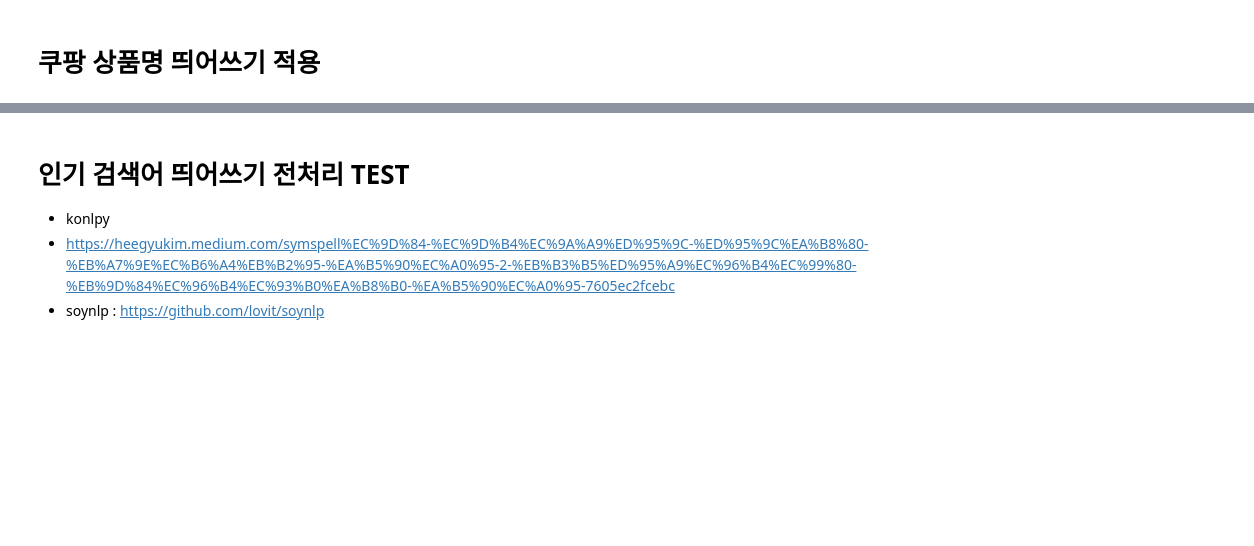
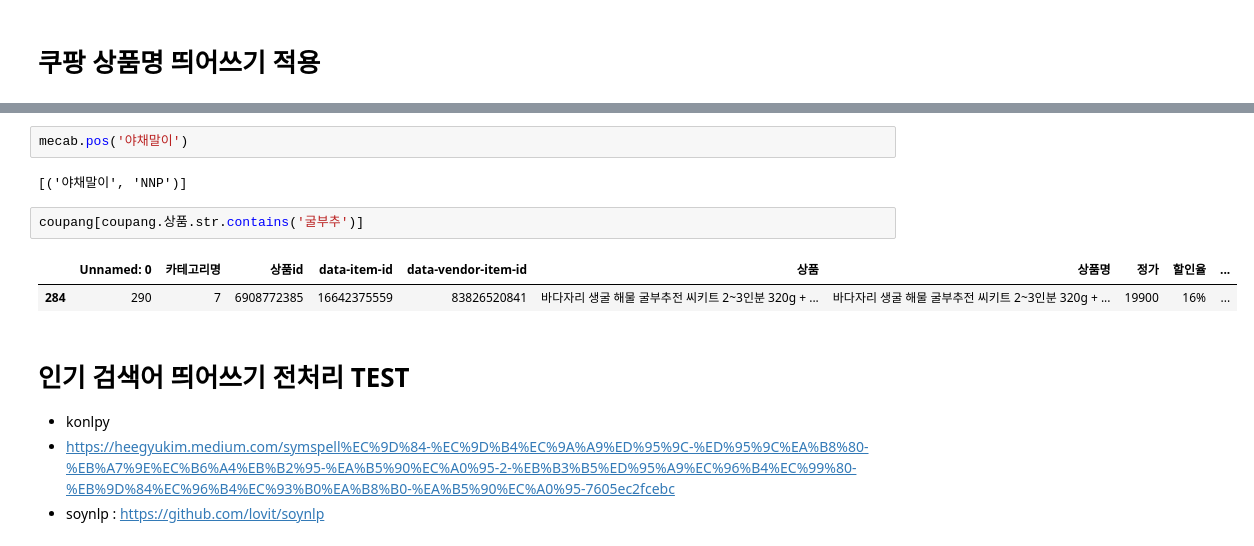
Before and after one commit to dajeong25/KDT_team4_FinalPJT, a Jupyter notebook: 01_웹크롤링/네이버_인기검색어추출_및_전처리.ipynb, the cells around one changed output, grey strips where cells are left out. Saved outputs shown, nothing was run; the diff lists cells and outputs as text; blank space fills up the shorter version.

```diff
--- a/01_웹크롤링/네이버_인기검색어추출_및_전처리.ipynb
+++ b/01_웹크롤링/네이버_인기검색어추출_및_전처리.ipynb
@@ -491,5 +486,14 @@ coupang.head()
 | 3 | 3 | 1 | 2202010823 | 3744622966 | 71729775756 | 미소프레쉬 6컵 푸짐한 대구탕 | 미소프레쉬 6컵 푸짐한 대구탕, 1225g, 1개 | 14900 | 0 | ... |
 | 4 | 4 | 1 | 1717552921 | 2923167957 | 70911802261 | 프레시지 더큰 햄가득 부대전골 | 프레시지 더큰 햄가득 부대전골, 868g, 1개 | 14900 | 0 | ... |
+# %%
+mecab.pos('야채말이')
+# %% [output]
+[('야채말이', 'NNP')]
+# %%
+coupang[coupang.상품.str.contains('굴부추')]
+# %% [output]
+|  | Unnamed: 0 | 카테고리명 | 상품id | data-item-id | data-vendor-item-id | 상품 | 상품명 | 정가 | 할인율 | ... |
+| 284 | 290 | 7 | 6908772385 | 16642375559 | 83826520841 | 바다자리 생굴 해물 굴부추전 씨키트 2~3인분 320g + ... | 바다자리 생굴 해물 굴부추전 씨키트 2~3인분 320g + ... | 19900 | 16% | ... |
 # %% [markdown]
 # 인기 검색어 띄어쓰기 전처리 TEST
 - konlpy
```
Also changed, not shown: parts of 14 cells of this notebook.
